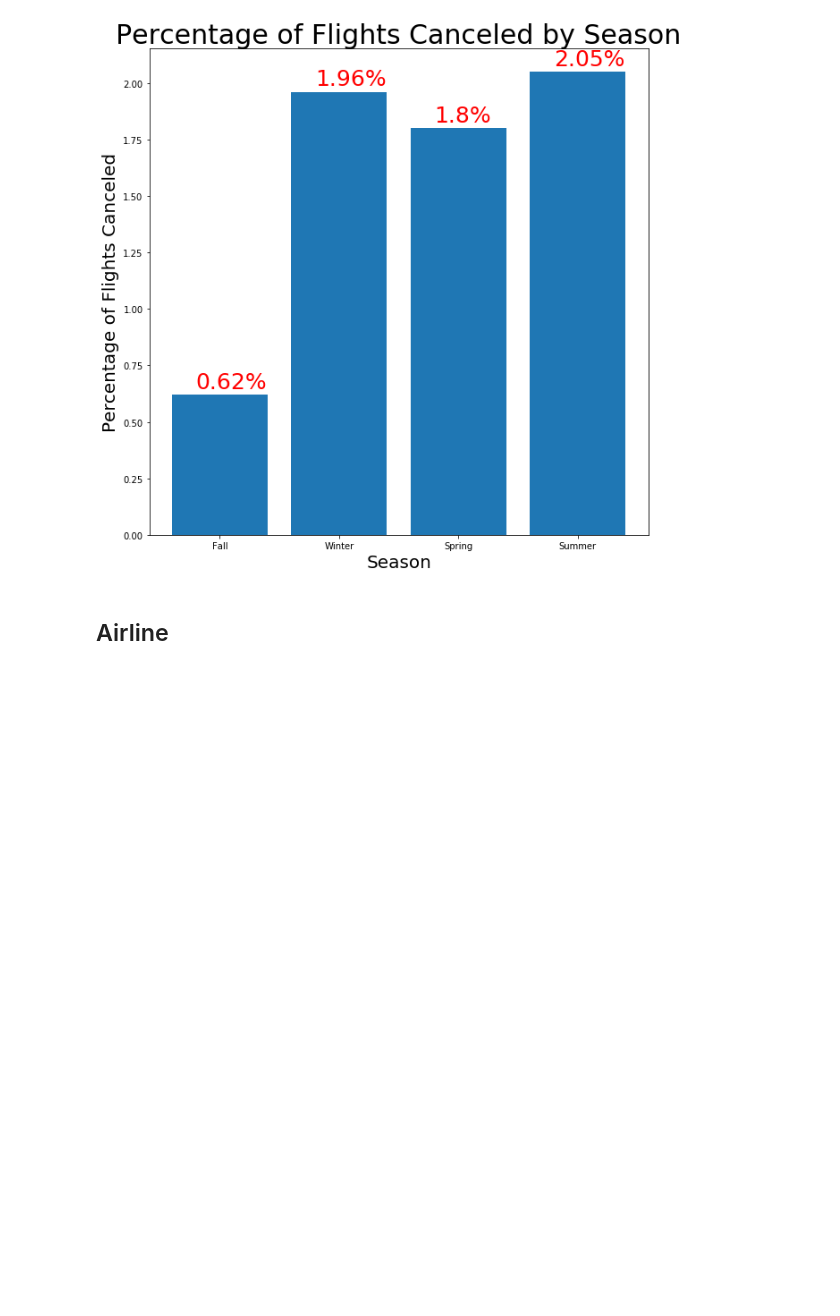
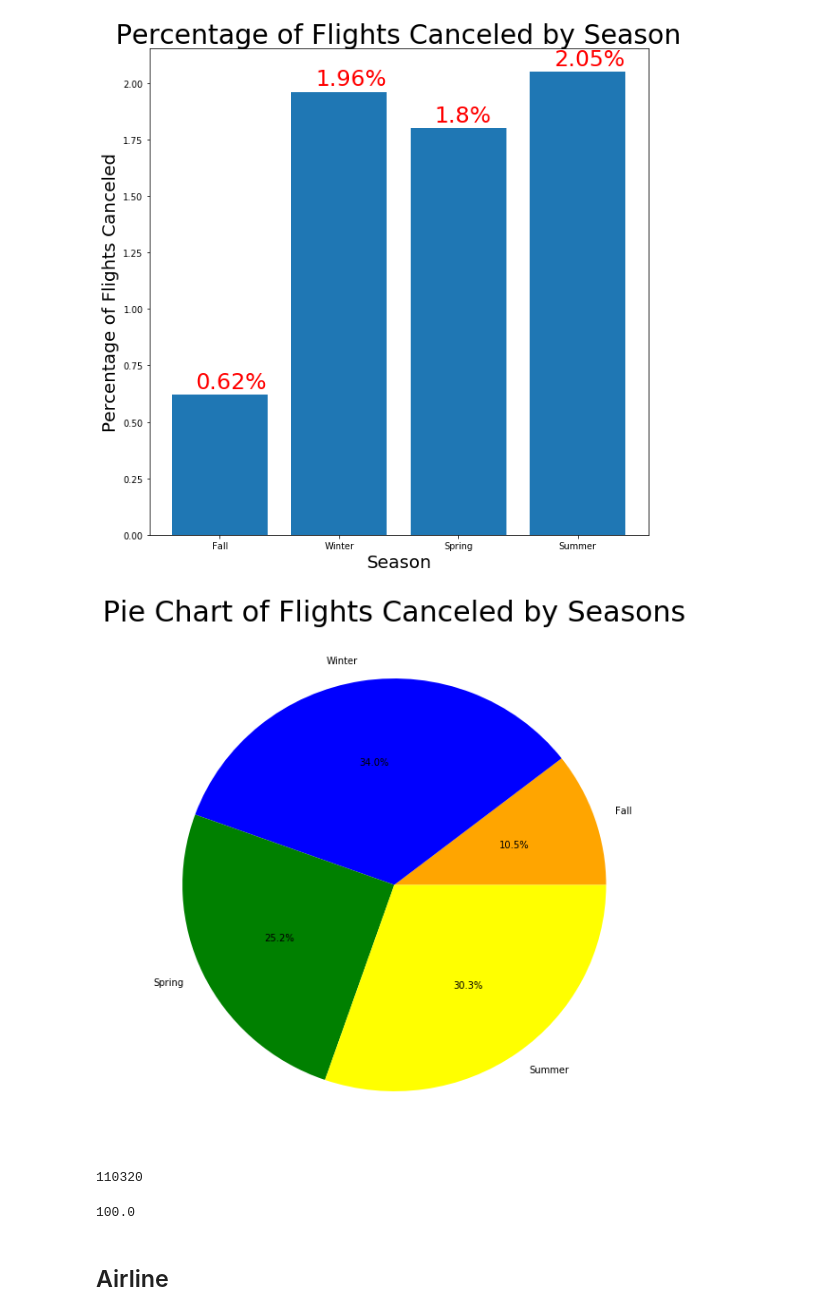
Before and after one commit to Arimorris/canceled_flights, a Jupyter notebook: visuals.ipynb, the cells around one changed output. Cells and saved outputs as stored; diff of their text form; code cells hidden in the pictures; blank space fills up the shorter version.

Commit message:
pie chart

```diff
--- a/visuals.ipynb
+++ b/visuals.ipynb
@@ -162,6 +162,22 @@ plt.show()
 # %% [output]
 [figure]
 [figure]
+# %%
+c = ['orange', 'blue', 'green','yellow']
+plt.figure(figsize=(10,10))
+plt.pie(amt, labels=season, colors= c, autopct='%1.1f%%')
+plt.title("Pie Chart of Flights Canceled by Seasons", fontsize =30)
+plt.show()
+# %% [output]
+[figure, added]
+# %%
+len(cancel)
+# %% [output]
+110320
+# %%
+34+10.5+30.3+25.2
+# %% [output]
+100.0
 # %% [markdown]
 ## Airline
 # %% [markdown]
```
Also changed, not shown: parts of 1 cell of this notebook.
